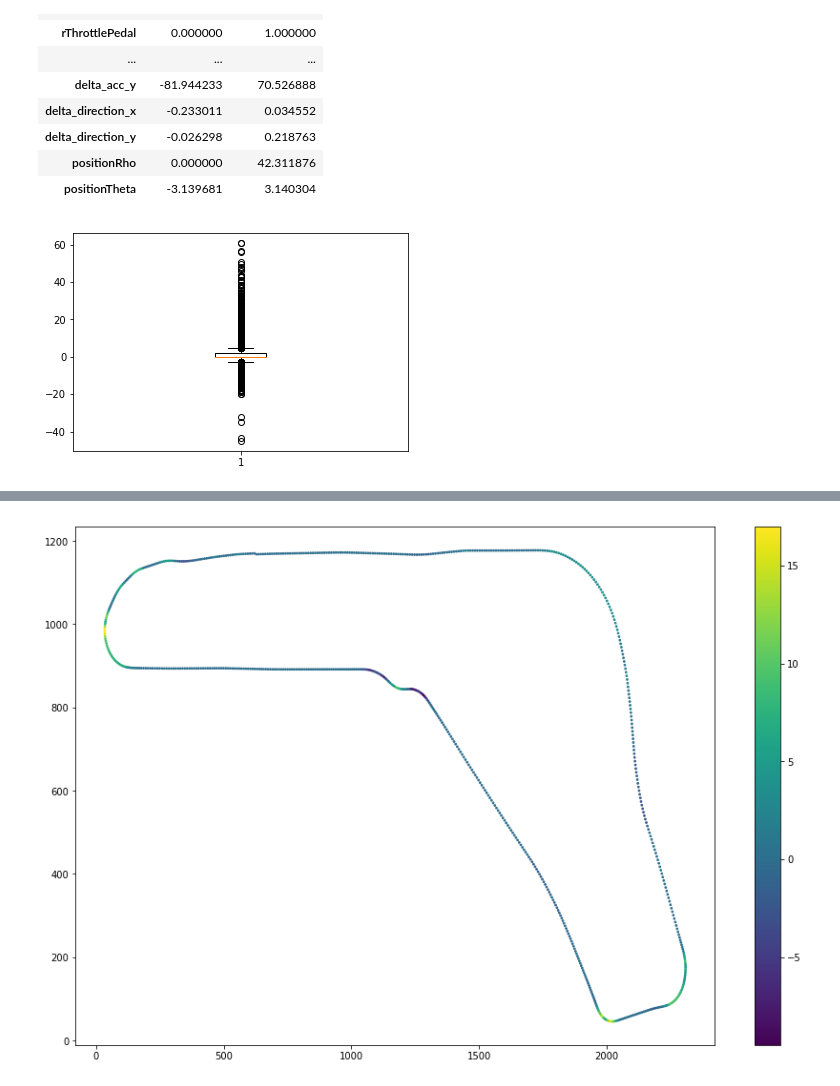
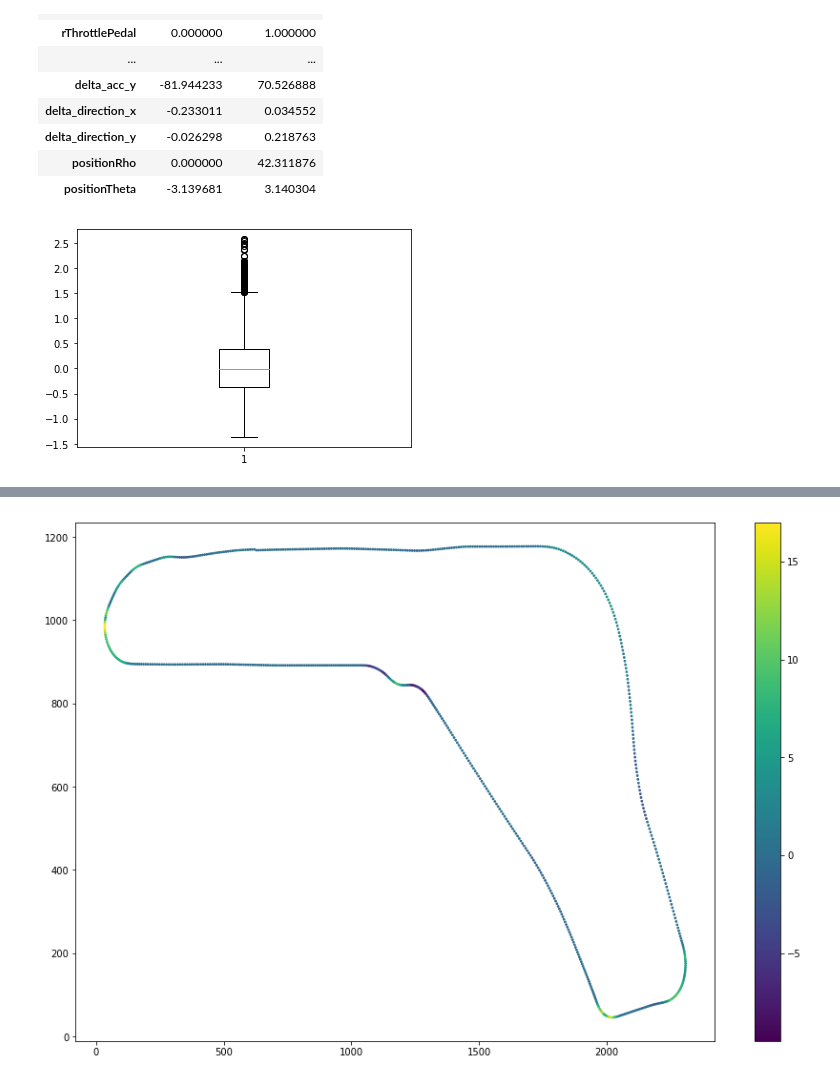
Before and after one commit to madhop/baRricheLlo, a Jupyter notebook: demonstration_laps_analysis.ipynb, the cells around one changed output, grey strips where cells are left out. Drawn from its saved outputs; the diff is of its cells as text; code cells hidden in the pictures.

```diff
--- a/demonstration_laps_analysis.ipynb
+++ b/demonstration_laps_analysis.ipynb
@@ -149,6 +149,6 @@ demos.describe().loc[['min', 'max']].T
 | positionRho | 0.000000 | 42.311876 |
 | positionTheta | -3.139681 | 3.140304 |
 # %%
-plt.boxplot(good_demos.speed_y);
+plt.boxplot(good_demos.trackPos);
 # %% [output]
-[figure, old version]
+[figure, new version]
```
Also changed, not shown: parts of 4 cells of this notebook, 4 other files.
